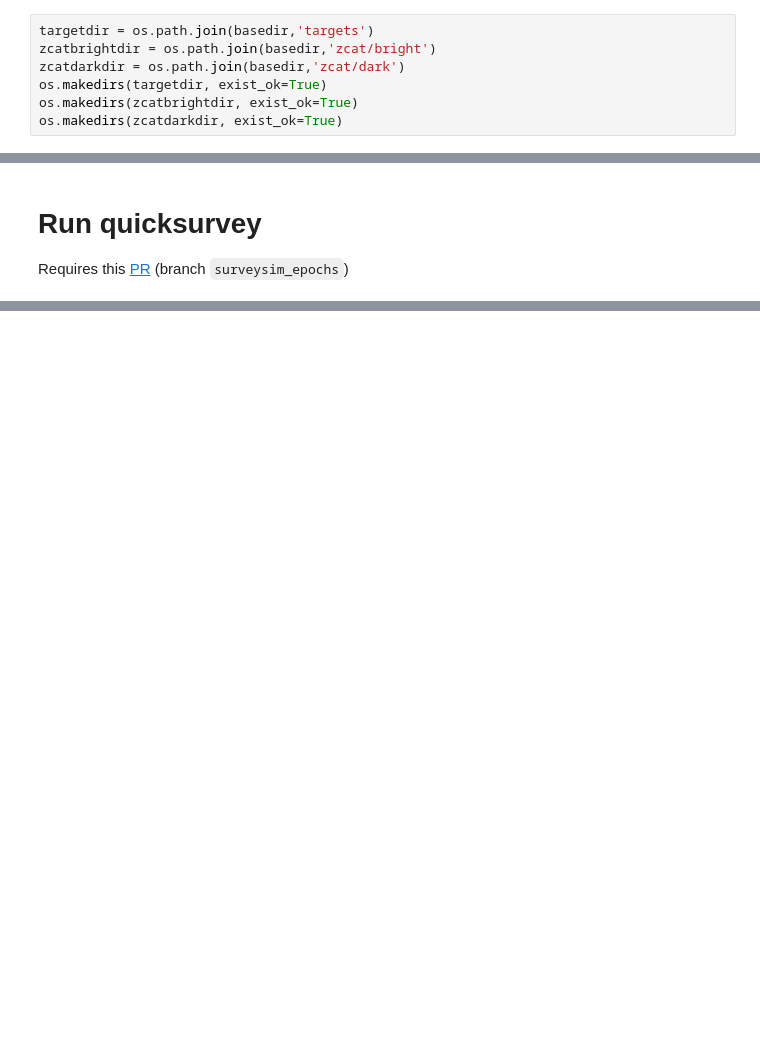
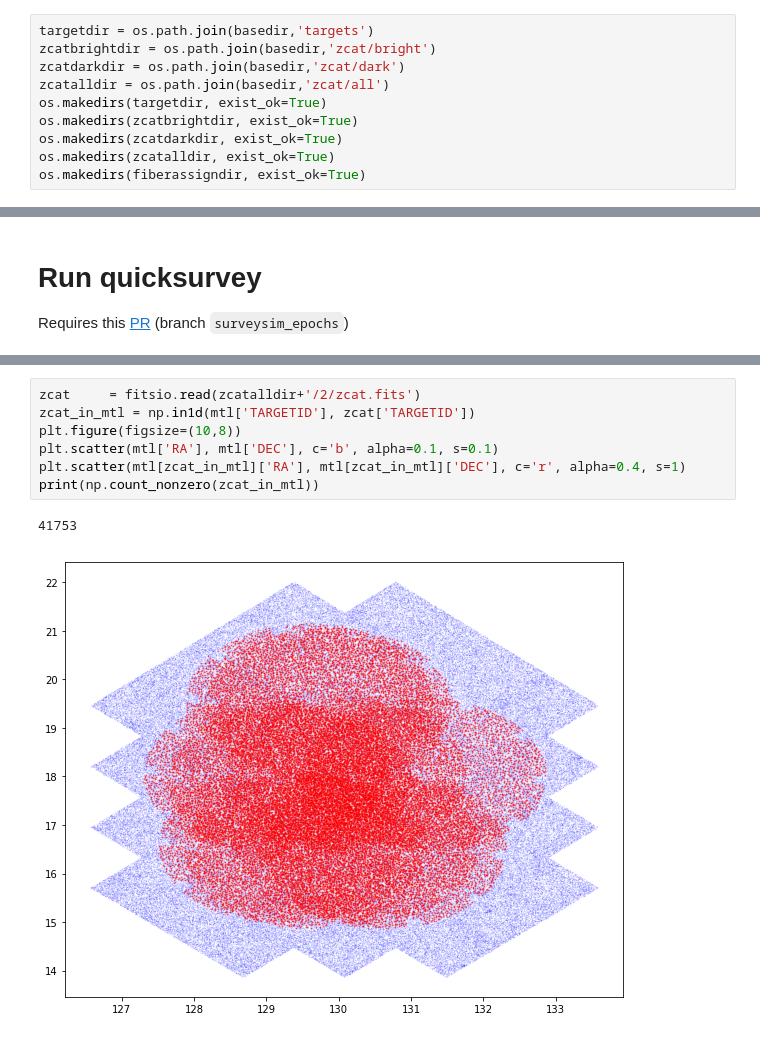
Before and after one commit to desihub/quicksurvey_example, a Jupyter notebook: readme.ipynb, the cells around one changed output, grey strips where cells are left out. Cells and saved outputs as stored; diff of their text form; blank space fills up the shorter version.

```diff
--- a/readme.ipynb
+++ b/readme.ipynb
@@ -27,9 +28,12 @@ print(os.environ['DESISURVEY'])
 targetdir = os.path.join(basedir,'targets')
 zcatbrightdir = os.path.join(basedir,'zcat/bright')
 zcatdarkdir = os.path.join(basedir,'zcat/dark')
+zcatalldir = os.path.join(basedir,'zcat/all')
 os.makedirs(targetdir, exist_ok=True)
 os.makedirs(zcatbrightdir, exist_ok=True)
 os.makedirs(zcatdarkdir, exist_ok=True)
+os.makedirs(zcatalldir, exist_ok=True)
+os.makedirs(fiberassigndir, exist_ok=True)
 # %% [markdown]
 # Survey Plan
 We create a list of tiles to be observed by running `surveyplan` and `surveysim` for the whole survey.
@@ -348,0 +405,10 @@ Tue Aug  1 09:55:53 2017 Finished zcat
+# %%
+zcat     = fitsio.read(zcatalldir+'/2/zcat.fits')
+zcat_in_mtl = np.in1d(mtl['TARGETID'], zcat['TARGETID'])
+plt.figure(figsize=(10,8))
+plt.scatter(mtl['RA'], mtl['DEC'], c='b', alpha=0.1, s=0.1)
+plt.scatter(mtl[zcat_in_mtl]['RA'], mtl[zcat_in_mtl]['DEC'], c='r', alpha=0.4, s=1)
+print(np.count_nonzero(zcat_in_mtl))
+# %% [output]
+41753
+[figure, added]
```
Also changed, not shown: parts of 20 cells of this notebook.
